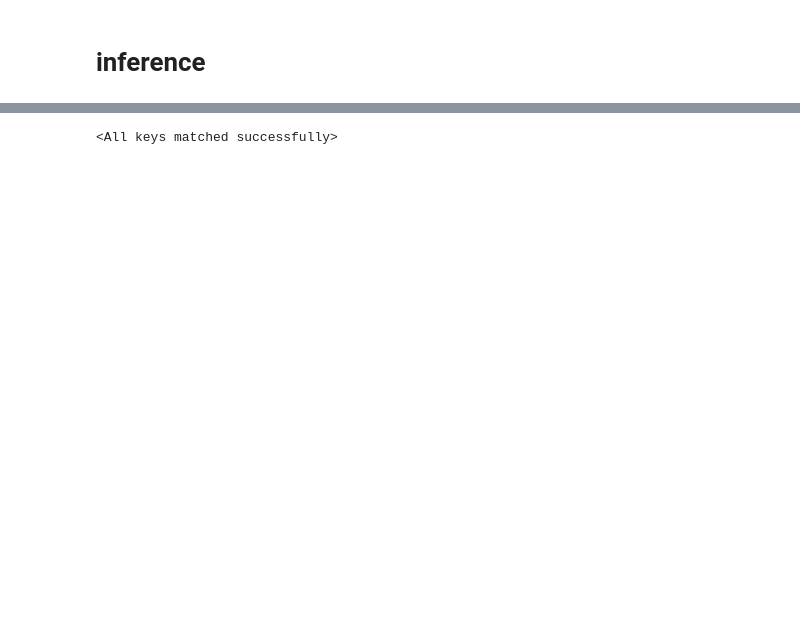
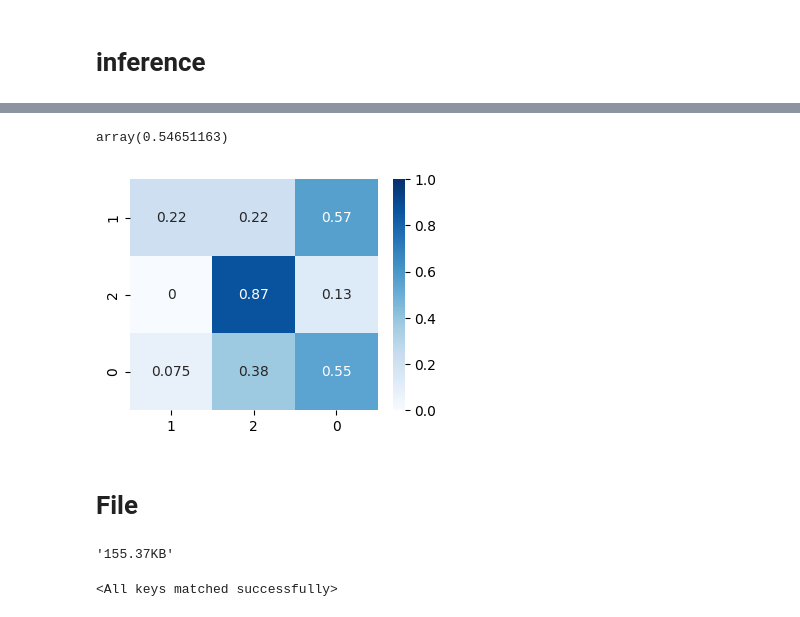
Before and after one commit to gitE0Z9/pytorch-implementations, a Jupyter notebook: notebooks/textcnn.ipynb, the cells around one changed output, grey strips where cells are left out. Saved outputs shown, nothing was run; the diff lists cells and outputs as text; code cells hidden in the pictures; blank space fills up the shorter version.

```diff
--- a/notebooks/textcnn.ipynb
+++ b/notebooks/textcnn.ipynb
@@ -134,5 +137,5 @@ device = torch.device(context.device)
 # %%
-model = TextCnn(vocab_size, 32, label_size, padding_idx=context.padding_idx).to(device)
+model = TextCnn(VOCAB_SIZE, EMBED_DIM, output_size=LABEL_SIZE, padding_idx=context.padding_idx).to(DEVICE)
 # %%
 torchinfo.summary(model)
 # %% [output]
@@ -241,0 +192,2 @@ with torch.no_grad():
+# %%
+evaluator = ClassificationEvaluator(LABEL_SIZE, DEVICE)
@@ -242,7 +208,21 @@ with torch.no_grad():
+# %%
+evaluator.get_total_accuracy(confusion_matrix)
+# %% [output]
+array(0.54651163)
+# %%
+evaluator.plot_confusion_matrix(confusion_matrix, data.cats.unique(), cmap="Blues")
+# %% [output]
+[figure, added]
+# %% [markdown]
+# File
 # %%
 model_path = artifacts_path.joinpath("textcnn.pth")
 # %%
 torch.save(model.state_dict(), model_path)
+# %%
+get_file_size(model_path, unit="K")
+# %% [output]
+'155.37KB'
 # %%
 model.load_state_dict(torch.load(model_path))
 # %% [output]
```
Also changed, not shown: parts of 18 cells of this notebook, 5 other files.
